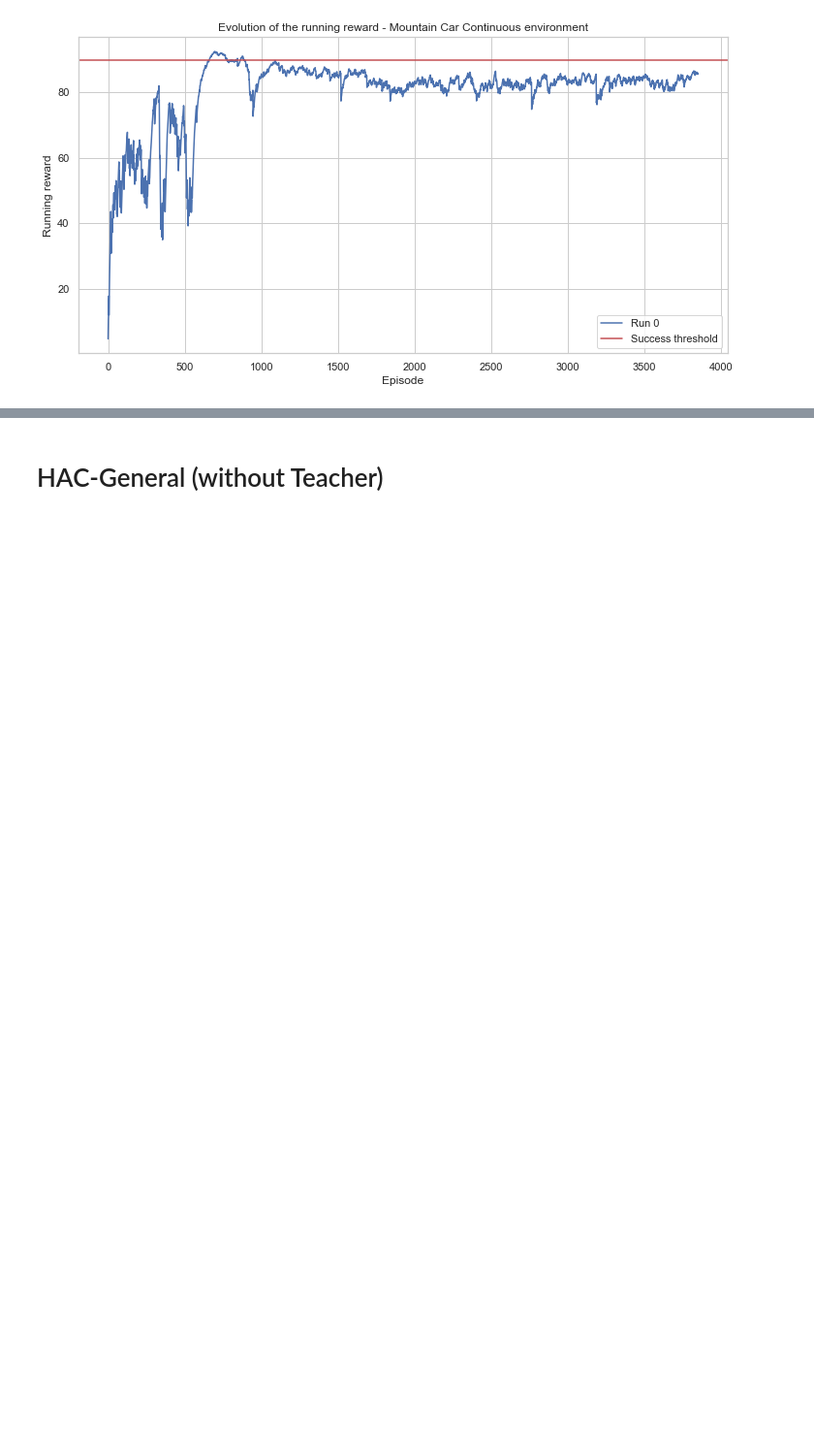
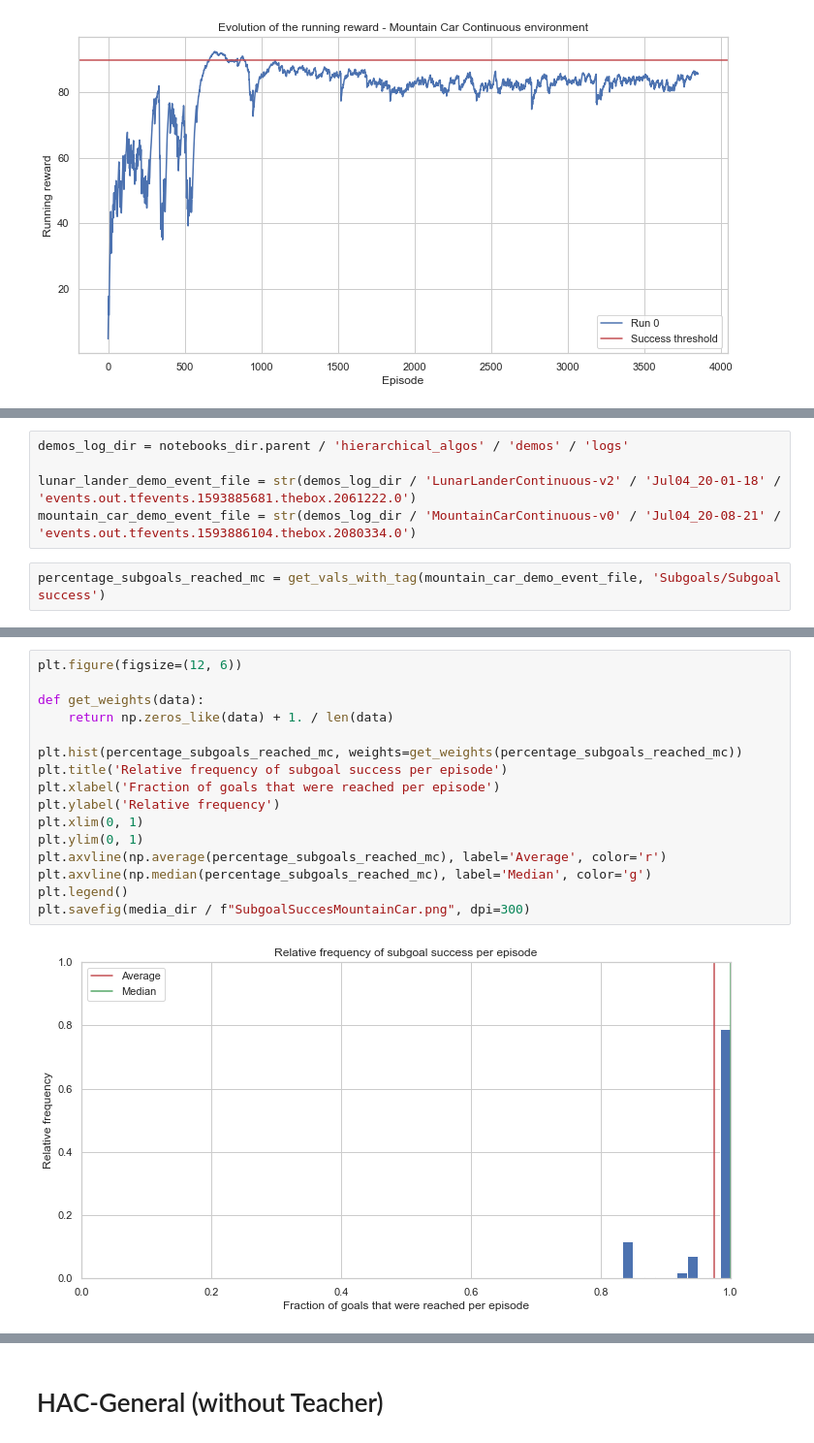
Before and after one commit to bonaert/explainable_rl, a Jupyter notebook: notebooks/Performance.ipynb, the cells around one changed output, grey strips where cells are left out. Shown: that part at 97% size. Cells and saved outputs as stored; diff of their text form; blank space fills up the shorter version.

Commit message:
Add analysis of subgoal success

```diff
--- a/notebooks/Performance.ipynb
+++ b/notebooks/Performance.ipynb
@@ -152,0 +161,7 @@ make_running_rewards_plot(
+# %%
+demos_log_dir = notebooks_dir.parent / 'hierarchical_algos' / 'demos' / 'logs'
+
+lunar_lander_demo_event_file = str(demos_log_dir / 'LunarLanderContinuous-v2' / 'Jul04_20-01-18' / 'events.out.tfevents.1593885681.thebox.2061222.0')
+mountain_car_demo_event_file = str(demos_log_dir / 'MountainCarContinuous-v0' / 'Jul04_20-08-21' / 'events.out.tfevents.1593886104.thebox.2080334.0')
+# %%
+percentage_subgoals_reached_mc = get_vals_with_tag(mountain_car_demo_event_file, 'Subgoals/Subgoal success')
@@ -152,0 +178,18 @@ make_running_rewards_plot(
+# %%
+plt.figure(figsize=(12, 6))
+
+def get_weights(data):
+    return np.zeros_like(data) + 1. / len(data)
+
+plt.hist(percentage_subgoals_reached_mc, weights=get_weights(percentage_subgoals_reached_mc))
+plt.title('Relative frequency of subgoal success per episode')
+plt.xlabel('Fraction of goals that were reached per episode')
+plt.ylabel('Relative frequency')
+plt.xlim(0, 1)
+plt.ylim(0, 1)
+plt.axvline(np.average(percentage_subgoals_reached_mc), label='Average', color='r')
+plt.axvline(np.median(percentage_subgoals_reached_mc), label='Median', color='g')
+plt.legend()
+plt.savefig(media_dir / f"SubgoalSuccesMountainCar.png", dpi=300)
+# %% [output]
+[figure, added]
```
Also changed, not shown: parts of 14 cells of this notebook.
